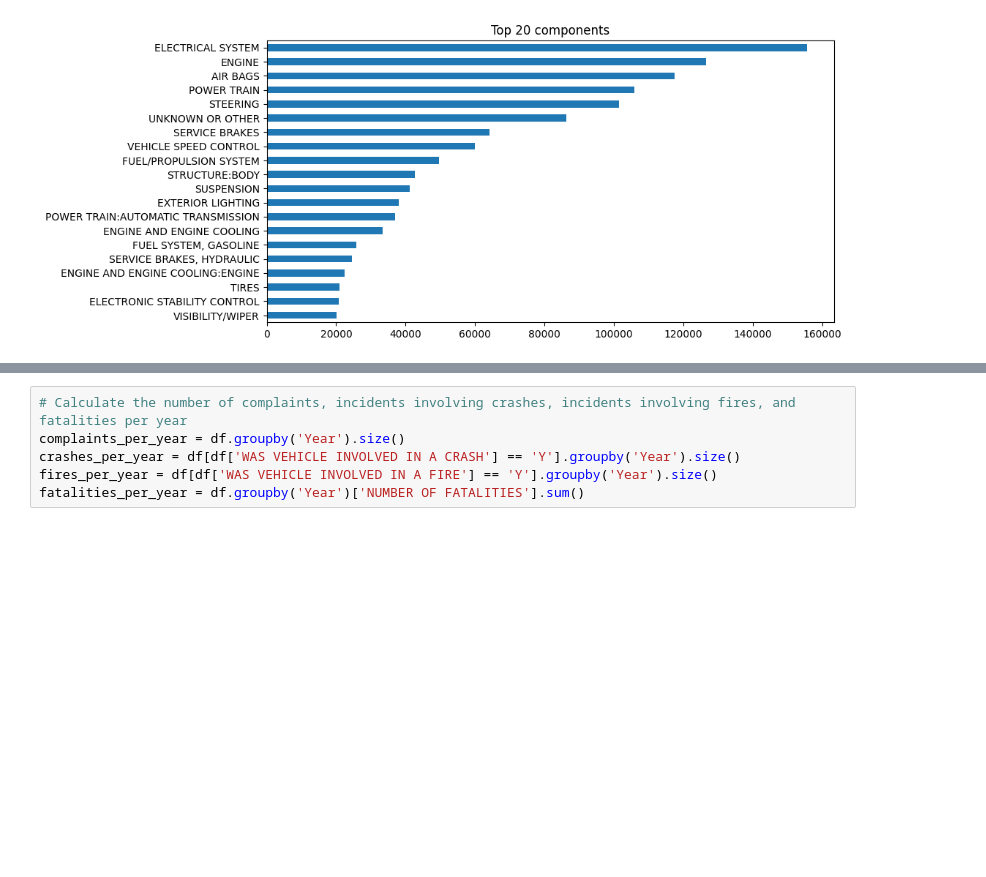
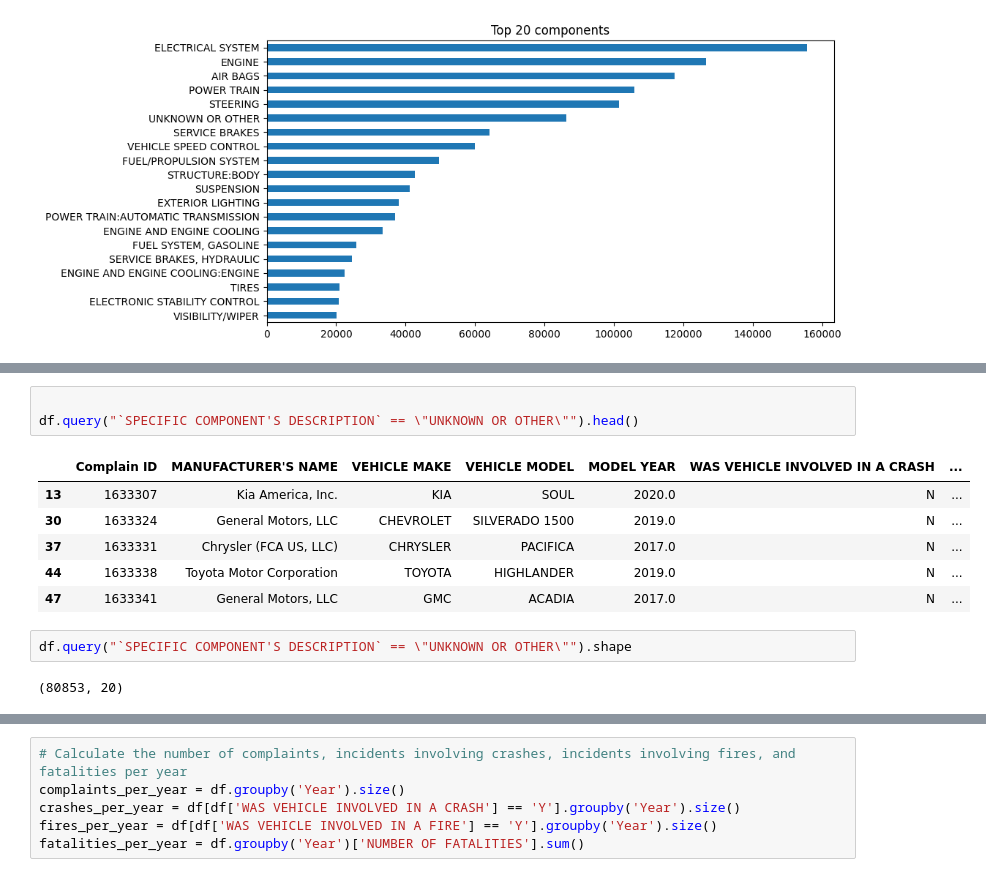
Before and after one commit to capofwesh20/Analysis-of-NHTSA-complaints, a Jupyter notebook: Car_Analysis_EDA.ipynb, the cells around one changed output, grey strips where cells are left out. Drawn from its saved outputs; the diff is of its cells as text; blank space fills up the shorter version.

```diff
--- a/Car_Analysis_EDA.ipynb
+++ b/Car_Analysis_EDA.ipynb
@@ -62,0 +81,14 @@ While the component classification provides some insights, a large number of com
+# %%
+
+df.query("`SPECIFIC COMPONENT'S DESCRIPTION` == \"UNKNOWN OR OTHER\"").head()
+# %% [output]
+|  | Complain ID | MANUFACTURER'S NAME | VEHICLE MAKE | VEHICLE MODEL | MODEL YEAR | WAS VEHICLE INVOLVED IN A CRASH | ... |
+| 13 | 1633307 | Kia America, Inc. | KIA | SOUL | 2020.0 | N | ... |
+| 30 | 1633324 | General Motors, LLC | CHEVROLET | SILVERADO 1500 | 2019.0 | N | ... |
+| 37 | 1633331 | Chrysler (FCA US, LLC) | CHRYSLER | PACIFICA | 2017.0 | N | ... |
+| 44 | 1633338 | Toyota Motor Corporation | TOYOTA | HIGHLANDER | 2019.0 | N | ... |
+| 47 | 1633341 | General Motors, LLC | GMC | ACADIA | 2017.0 | N | ... |
+# %%
+df.query("`SPECIFIC COMPONENT'S DESCRIPTION` == \"UNKNOWN OR OTHER\"").shape
+# %% [output]
+(80853, 20)
```
Also changed, not shown: parts of 21 cells of this notebook.
